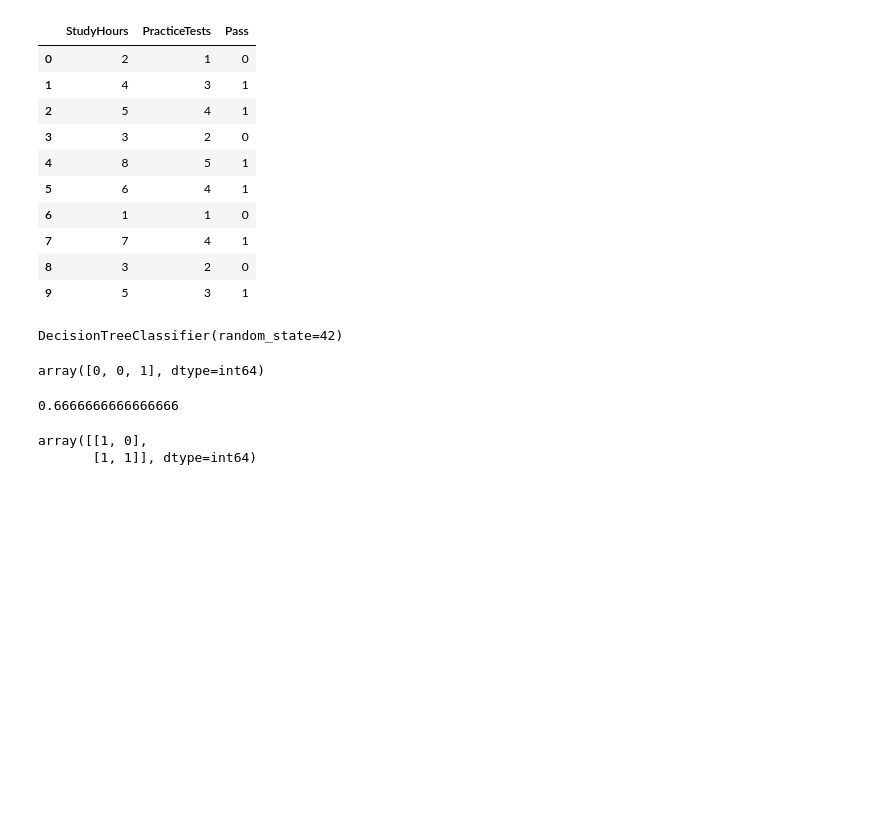
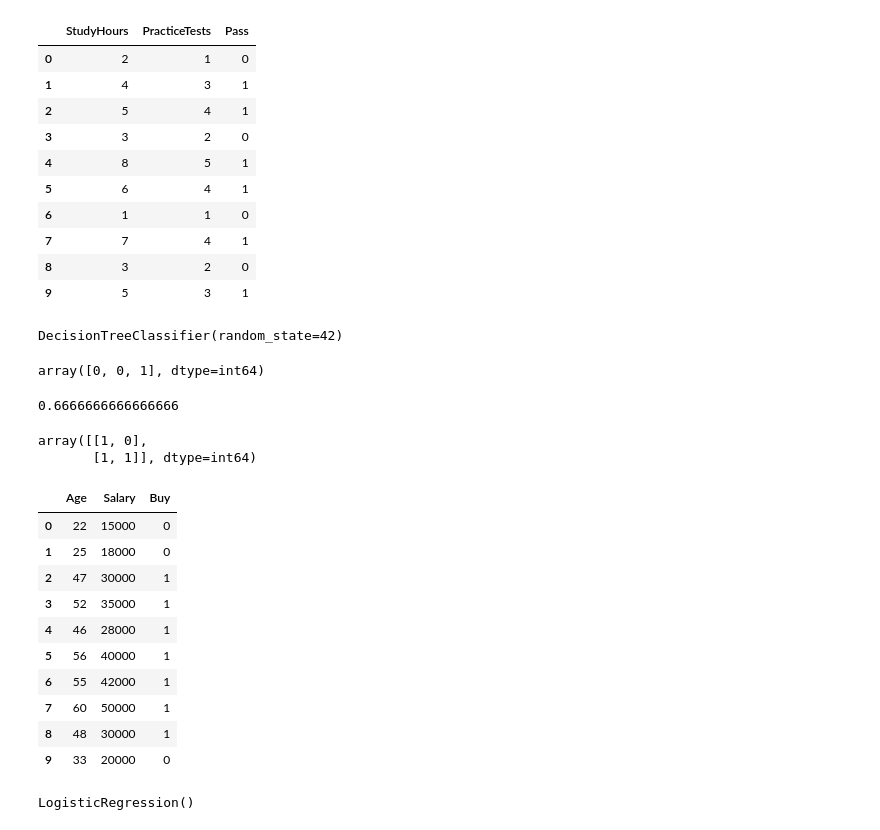
Before and after one commit to nikita98062/Python-Practice, a Jupyter notebook: machine learning.ipynb, the cells around one changed output. Drawn from its saved outputs; the diff is of its cells as text; code cells hidden in the pictures; blank space fills up the shorter version.

```diff
--- a/machine learning.ipynb
+++ b/machine learning.ipynb
@@ -171,3 +171,25 @@ cm
 # %% [output]
 array([[1, 0],
        [1, 1]], dtype=int64)
+# %%
+# Question 1: Predict if a customer buys a product (Logistic Regression)
+
+import pandas as pd
+df = pd.DataFrame({
+    'Age': [22, 25, 47, 52, 46, 56, 55, 60, 48, 33],
+    'Salary': [15000, 18000, 30000, 35000, 28000, 40000, 42000, 50000, 30000, 20000],
+    'Buy': [0, 0, 1, 1, 1, 1, 1, 1, 1, 0]
+})
+df
+# %% [output]
+|  | Age | Salary | Buy |
+| 0 | 22 | 15000 | 0 |
+| 1 | 25 | 18000 | 0 |
+| 2 | 47 | 30000 | 1 |
+| 3 | 52 | 35000 | 1 |
+| 4 | 46 | 28000 | 1 |
+| 5 | 56 | 40000 | 1 |
+| 6 | 55 | 42000 | 1 |
+| 7 | 60 | 50000 | 1 |
+| 8 | 48 | 30000 | 1 |
+| 9 | 33 | 20000 | 0 |
@@ -173,0 +209,4 @@ array([[1, 0],
+# %%
+model.fit(x_train,y_train)
+# %% [output]
+LogisticRegression()
```
Also changed, not shown: parts of 7 cells of this notebook.
